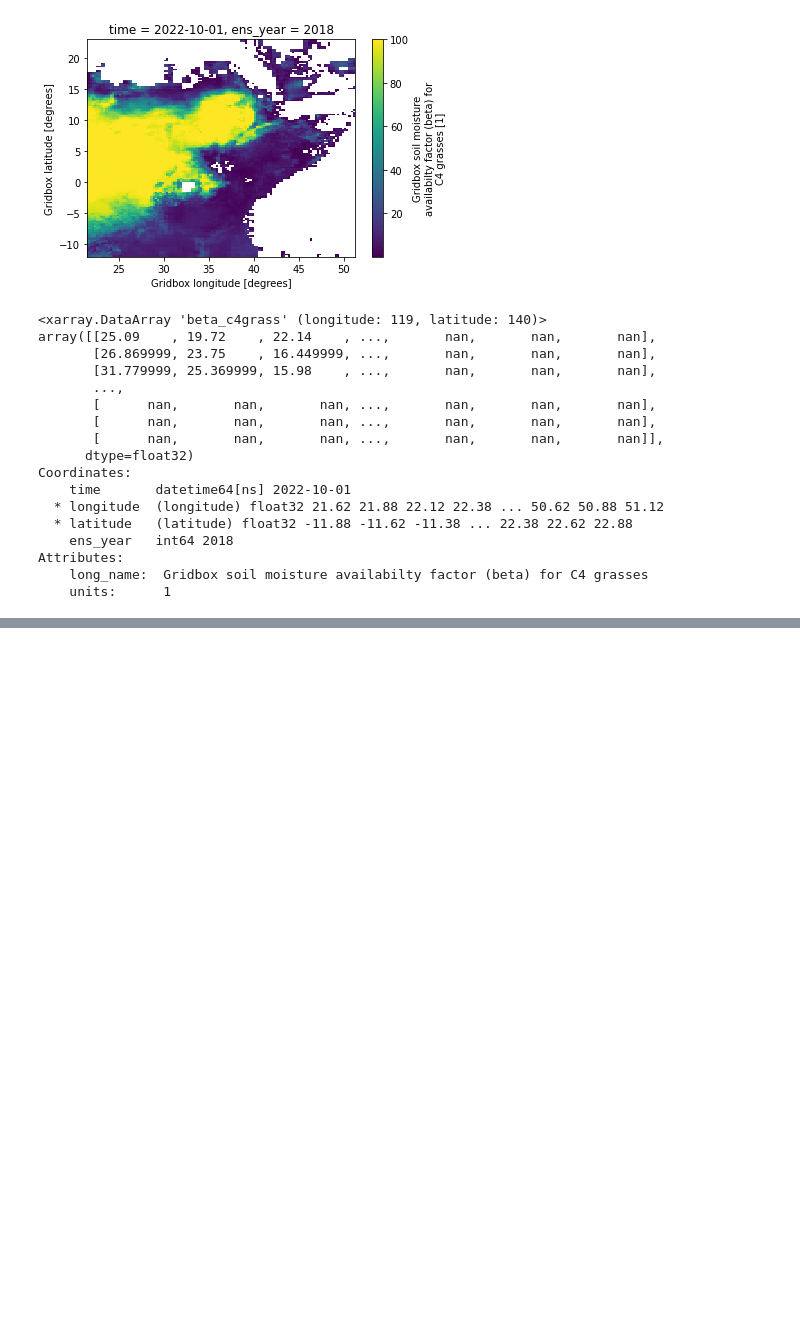
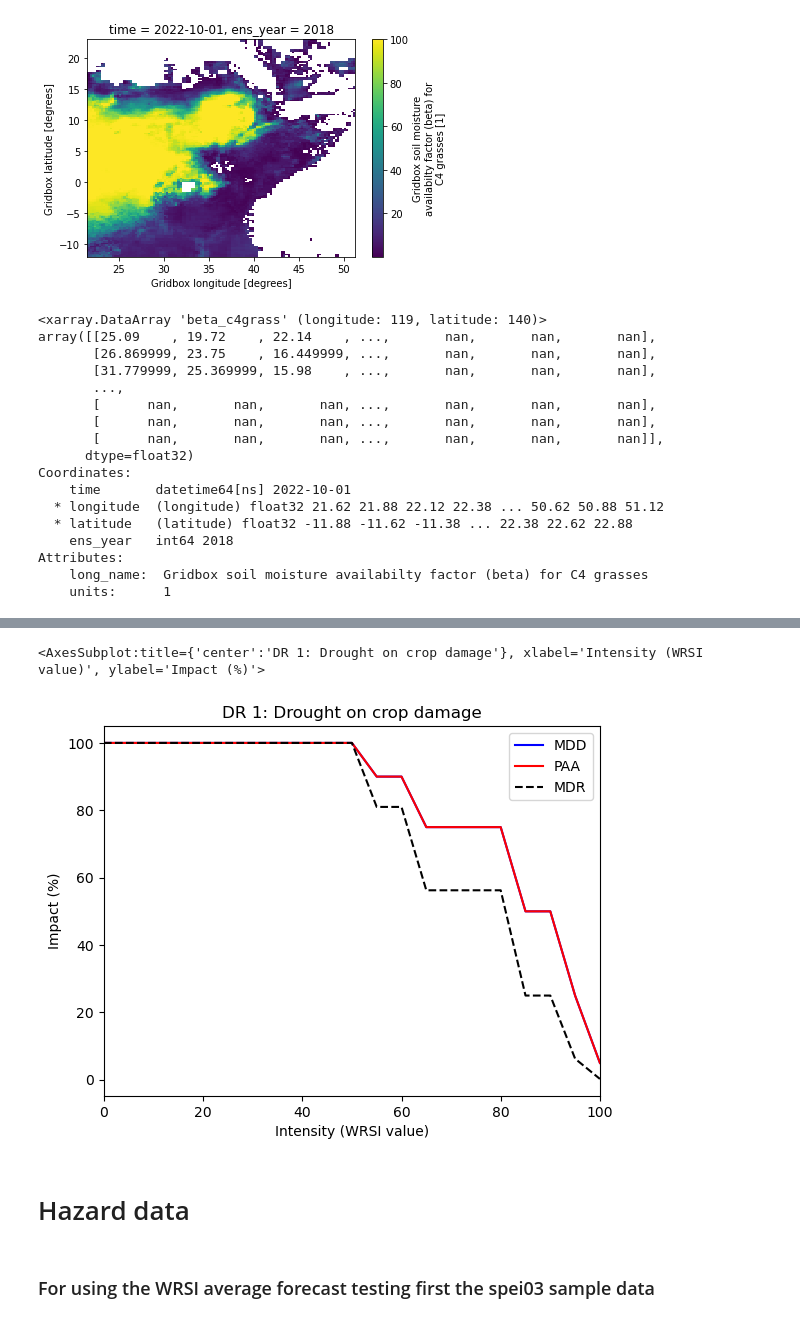
Before and after one commit to icpac-igad/ea-ibf-climada, a Jupyter notebook: drought/ibf_tamsat_wrsi.ipynb, the cells around one changed output, grey strips where cells are left out. Saved outputs shown, nothing was run; the diff lists cells and outputs as text; code cells hidden in the pictures; blank space fills up the shorter version.

```diff
--- a/drought/ibf_tamsat_wrsi.ipynb
+++ b/drought/ibf_tamsat_wrsi.ipynb
@@ -80,0 +189,11 @@ db2.rio.to_raster(f'{workdata_path}tamsat_workshpdata/for_training/trail6_output
+# %%
+file_name=f'{workdata_path}drought/ibf_drought_impact_ea_v0.xlsx'
+# %%
+imp_set_xlsx = ImpactFuncSet.from_excel(file_name)
+# %%
+imp_set_xlsx.plot()
+# %% [output]
+<AxesSubplot:title={'center':'DR 1: Drought on crop damage'}, xlabel='Intensity (WRSI value)', ylabel='Impact (%)'>
+[figure, added]
+# %% [markdown]
+# Hazard data
@@ -80,0 +206,2 @@ db2.rio.to_raster(f'{workdata_path}tamsat_workshpdata/for_training/trail6_output
+# %% [markdown]
+### For using the WRSI average forecast testing first the spei03 sample data
```
Also changed, not shown: parts of 70 cells of this notebook, 1 other file.
